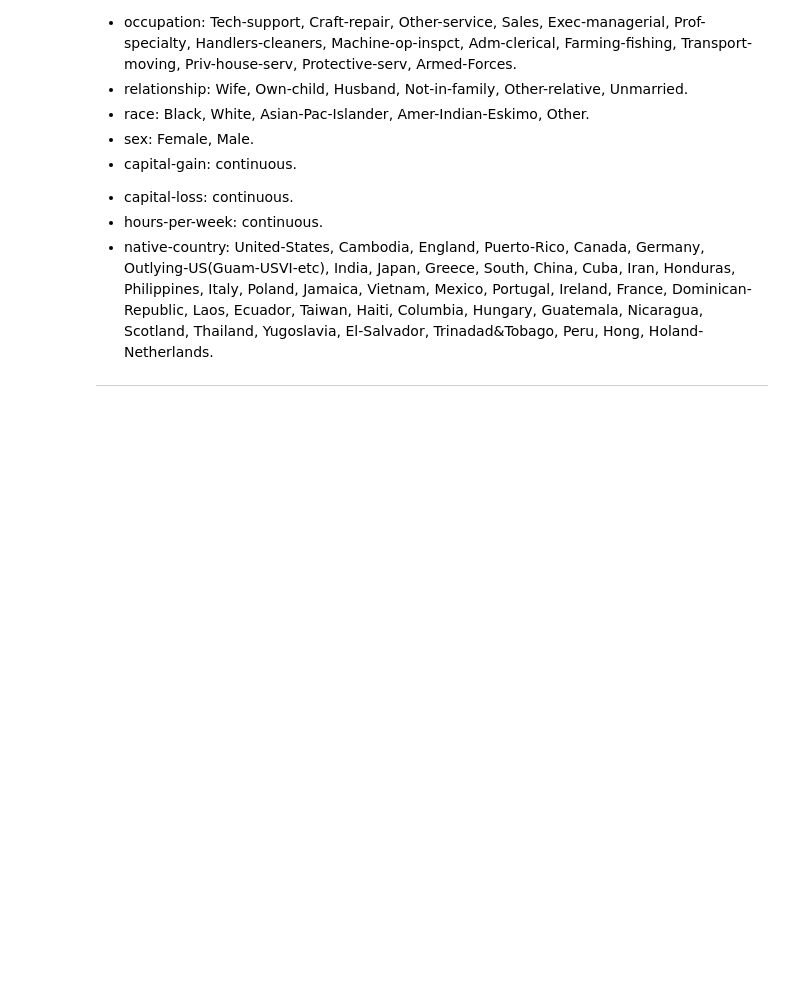
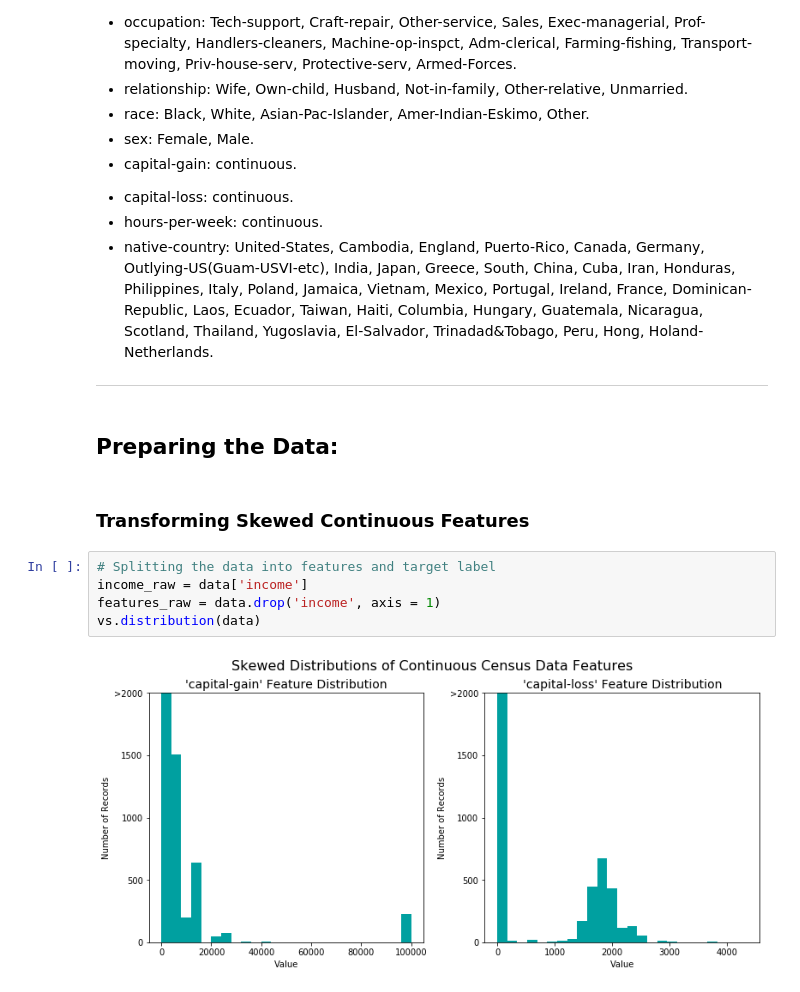
Before and after one commit to geekquad/Donors-for-Charity, a Jupyter notebook: Finding_Donors.ipynb, the cells around one changed output. Saved outputs shown, nothing was run; the diff lists cells and outputs as text; blank space fills up the shorter version.

Commit message:
Transforming skewed continuous features

```diff
--- a/Finding_Donors.ipynb
+++ b/Finding_Donors.ipynb
@@ -79,3 +79,14 @@ Percentage of individuals making more than $50,000: 24.78439697492371%
 * native-country: United-States, Cambodia, England, Puerto-Rico, Canada, Germany, Outlying-US(Guam-USVI-etc), India, Japan, Greece, South, China, Cuba, Iran, Honduras, Philippines, Italy, Poland, Jamaica, Vietnam, Mexico, Portugal, Ireland, France, Dominican-Republic, Laos, Ecuador, Taiwan, Haiti, Columbia, Hungary, Guatemala, Nicaragua, Scotland, Thailand, Yugoslavia, El-Salvador, Trinadad&Tobago, Peru, Hong, Holand-Netherlands.
 
 <hr> </hr>
+# %% [markdown]
+## Preparing the Data:
+# %% [markdown]
+### Transforming Skewed Continuous Features
+# %%
+# Splitting the data into features and target label
+income_raw = data['income']
+features_raw = data.drop('income', axis = 1)
+vs.distribution(data)
+# %% [output]
+[figure, added]
```
Also changed, not shown: parts of 2 cells of this notebook.
